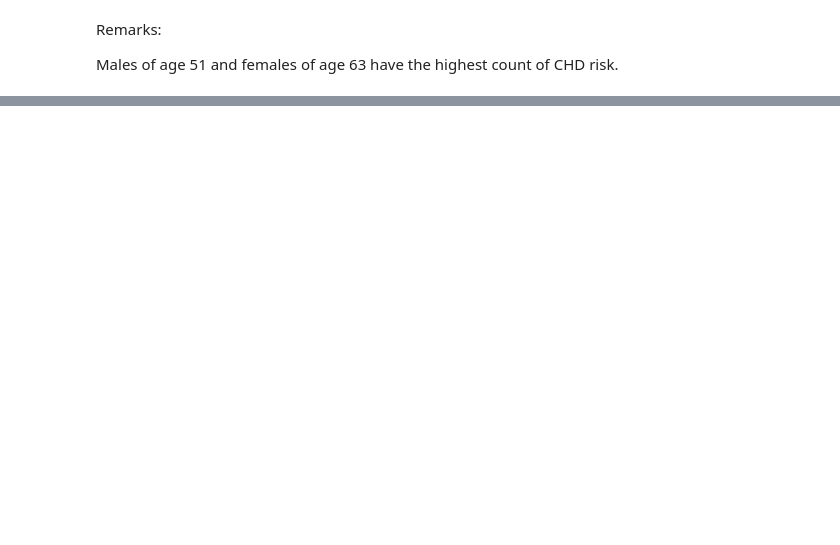
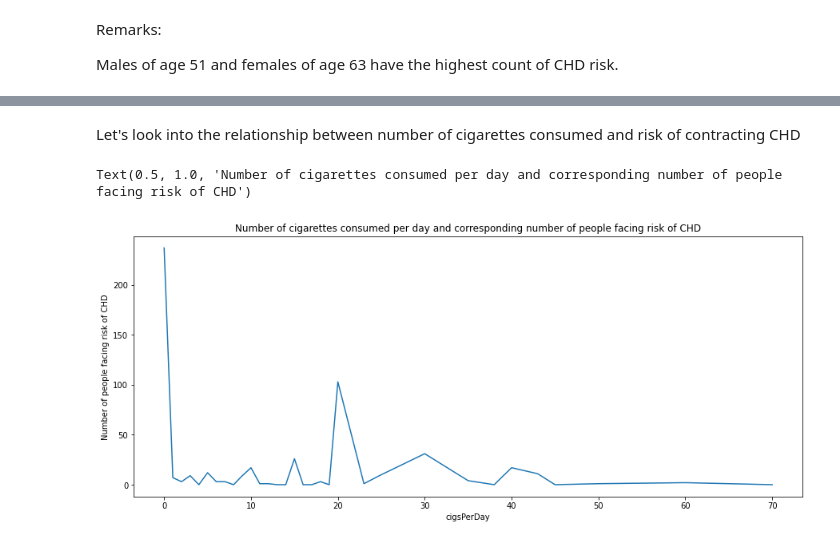
Before and after one commit to cpvivek/Coronary-Heart-Disease-Risk-Prediction, a Jupyter notebook: Capstone_Project_ML_Classification_Cardiovascular_Disease_Risk.ipynb, the cells around one changed output, grey strips where cells are left out. Drawn from its saved outputs; the diff is of its cells as text; code cells hidden in the pictures; blank space fills up the shorter version.

```diff
--- a/Capstone_Project_ML_Classification_Cardiovascular_Disease_Risk.ipynb
+++ b/Capstone_Project_ML_Classification_Cardiovascular_Disease_Risk.ipynb
@@ -241,0 +248,12 @@ Name: TenYearCHD, dtype: int64
+# %% [markdown]
+Let's look into the relationship between number of cigarettes consumed and risk of contracting CHD
+# %%
+cig_risk=df.groupby('cigsPerDay')['TenYearCHD'].sum().reset_index()
+# %%
+plt.figure(figsize=(15,6))
+sns.lineplot(x=cig_risk.cigsPerDay,y=cig_risk.TenYearCHD)
+plt.ylabel('Number of people facing risk of CHD')
+plt.title('Number of cigarettes consumed per day and corresponding number of people facing risk of CHD')
+# %% [output]
+Text(0.5, 1.0, 'Number of cigarettes consumed per day and corresponding number of people facing risk of CHD')
+[figure, added]
```
Also changed, not shown: parts of 39 cells of this notebook.
